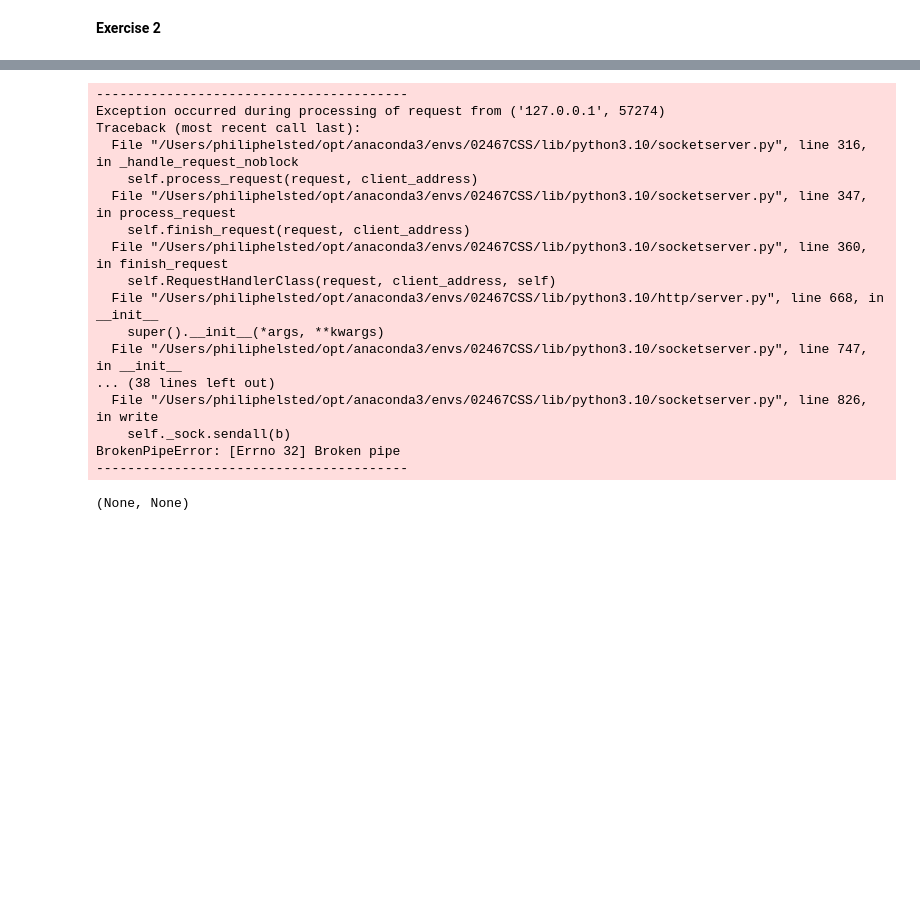
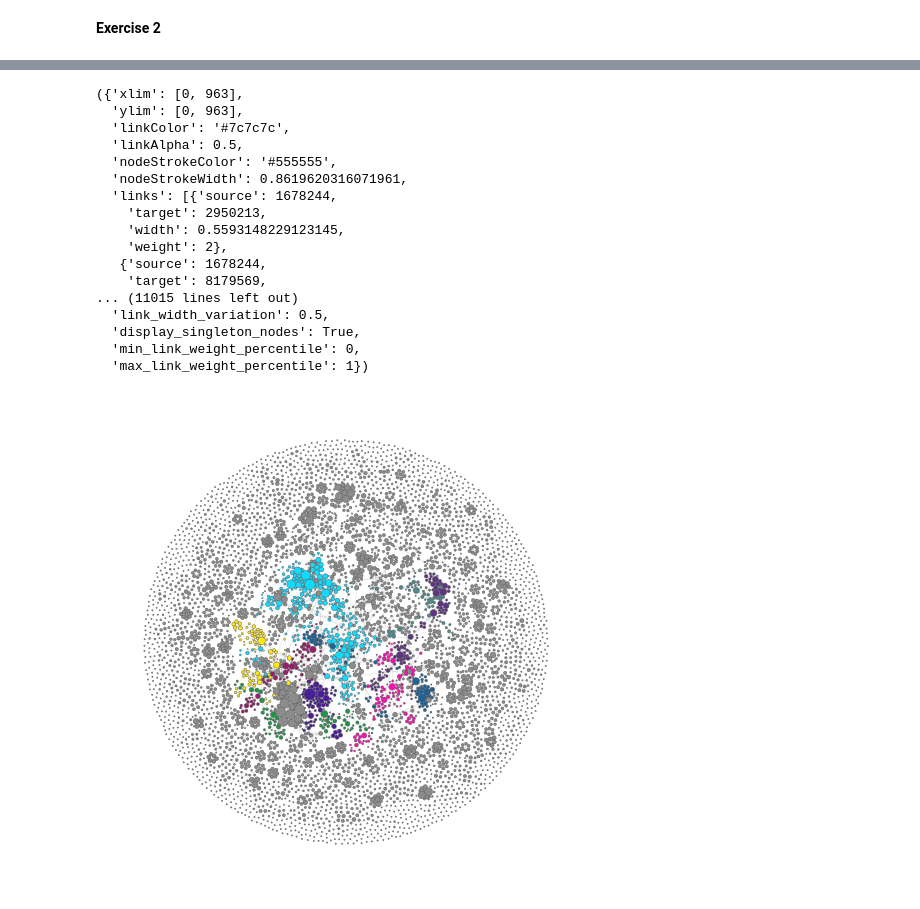
Before and after one commit to Dribo/02467_A_1, a Jupyter notebook: Assignment2.ipynb, the cells around one changed output, grey strips where cells are left out. Drawn from its saved outputs; the diff is of its cells as text; code cells hidden in the pictures; blank space fills up the shorter version.

```diff
--- a/Assignment2.ipynb
+++ b/Assignment2.ipynb
@@ -203,0 +389,7 @@ Another way of looking at it, is that modularity is high, when few links (edges)
+# %%
+G_week4_partition = community.best_partition(G_week4)
+
+
+N_communities = len(np.unique(list(G_week4_partition.values())))
+
+unique, counts = np.unique(list(G_week4_partition.values()), return_counts=True)
@@ -203,0 +420,7 @@ Another way of looking at it, is that modularity is high, when few links (edges)
+# %%
+G_week4_copy = G_week4.copy()
+
+for node in G_week4_copy.nodes:
+    G_week4_copy.nodes[node]['community'] = G_week4_partition[node]
+
+G_week4_modularity = modularity(G_week4_copy, 'community')
@@ -203,0 +434,19 @@ Another way of looking at it, is that modularity is high, when few links (edges)
+# %%
+partition_count_sorted = sorted(dict(zip(unique, counts)).items(), key=lambda x: x[1], reverse=True)
+
+N = 10
+top_N_partitions = partition_count_sorted[:N]
+# print(top_N_partitions)
+
+DEFAULT_COLOR = '#8c8c8c'
+
+partition_colors = defaultdict(lambda: DEFAULT_COLOR)
+
+nice_colors = ['#0fdbff', '#0fdbff', '#ff0fb3', '#5e3582', '#ffe70f', '#1e9648', '#1e6296', '#4a1e96', '#961e6a', '#51888c']
+
+
+for i in range(N):
+    partition = top_N_partitions[i][0]
+    partition_colors[partition] = nice_colors[i]
+
+# print(partition_colors)
@@ -203,0 +456,5 @@ Another way of looking at it, is that modularity is high, when few links (edges)
+# %%
+for node in G_week4_copy.nodes:
+    G_week4_copy.nodes[node]['color'] = partition_colors[G_week4_partition[node]]
+
+# print(len(G_week4_copy.nodes))
@@ -204,21 +481,21 @@ Another way of looking at it, is that modularity is high, when few links (edges)
 # %%
-visualize(G)
+visualize(G_week4_copy)
 # %% [output]
-----------------------------------------
-Exception occurred during processing of request from ('127.0.0.1', 57274)
-Traceback (most recent call last):
-  File "/Users/philiphelsted/opt/anaconda3/envs/02467CSS/lib/python3.10/socketserver.py", line 316, in _handle_request_noblock
-    self.process_request(request, client_address)
-  File "/Users/philiphelsted/opt/anaconda3/envs/02467CSS/lib/python3.10/socketserver.py", line 347, in process_request
-    self.finish_request(request, client_address)
-  File "/Users/philiphelsted/opt/anaconda3/envs/02467CSS/lib/python3.10/socketserver.py", line 360, in finish_request
-    self.RequestHandlerClass(request, client_address, self)
-  File "/Users/philiphelsted/opt/anaconda3/envs/02467CSS/lib/python3.10/http/server.py", line 668, in __init__
-    super().__init__(*args, **kwargs)
-  File "/Users/philiphelsted/opt/anaconda3/envs/02467CSS/lib/python3.10/socketserver.py", line 747, in __init__
-... (38 lines left out)
-  File "/Users/philiphelsted/opt/anaconda3/envs/02467CSS/lib/python3.10/socketserver.py", line 826, in write
-    self._sock.sendall(b)
-BrokenPipeError: [Errno 32] Broken pipe
-----------------------------------------
+({'xlim': [0, 963],
+  'ylim': [0, 963],
+  'linkColor': '#7c7c7c',
+  'linkAlpha': 0.5,
+  'nodeStrokeColor': '#555555',
+  'nodeStrokeWidth': 0.8619620316071961,
+  'links': [{'source': 1678244,
+    'target': 2950213,
+    'width': 0.5593148229123145,
+    'weight': 2},
+   {'source': 1678244,
+    'target': 8179569,
+... (11015 lines left out)
+  'link_width_variation': 0.5,
+  'display_singleton_nodes': True,
+  'min_link_weight_percentile': 0,
+  'max_link_weight_percentile': 1})
-(None, None)
+[figure, added]
```
Also changed, not shown: parts of 44 cells of this notebook, 1 other file.
